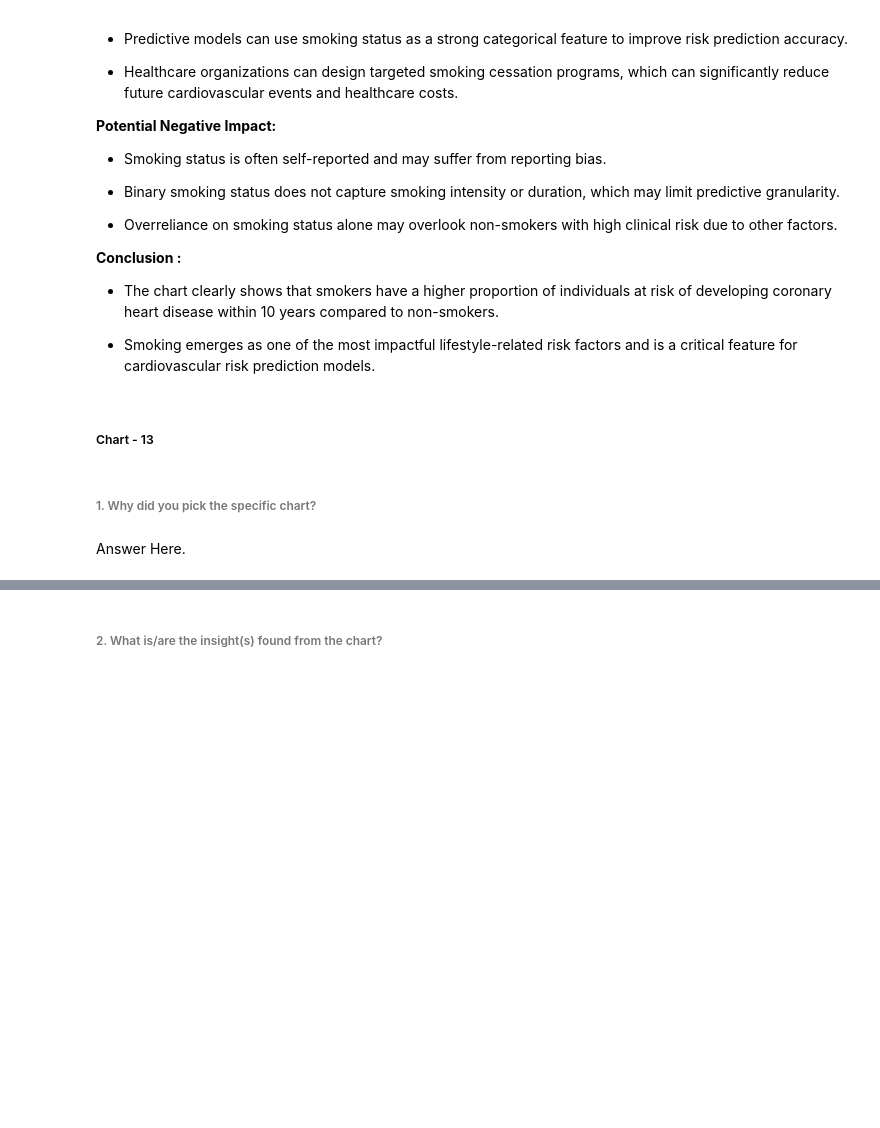
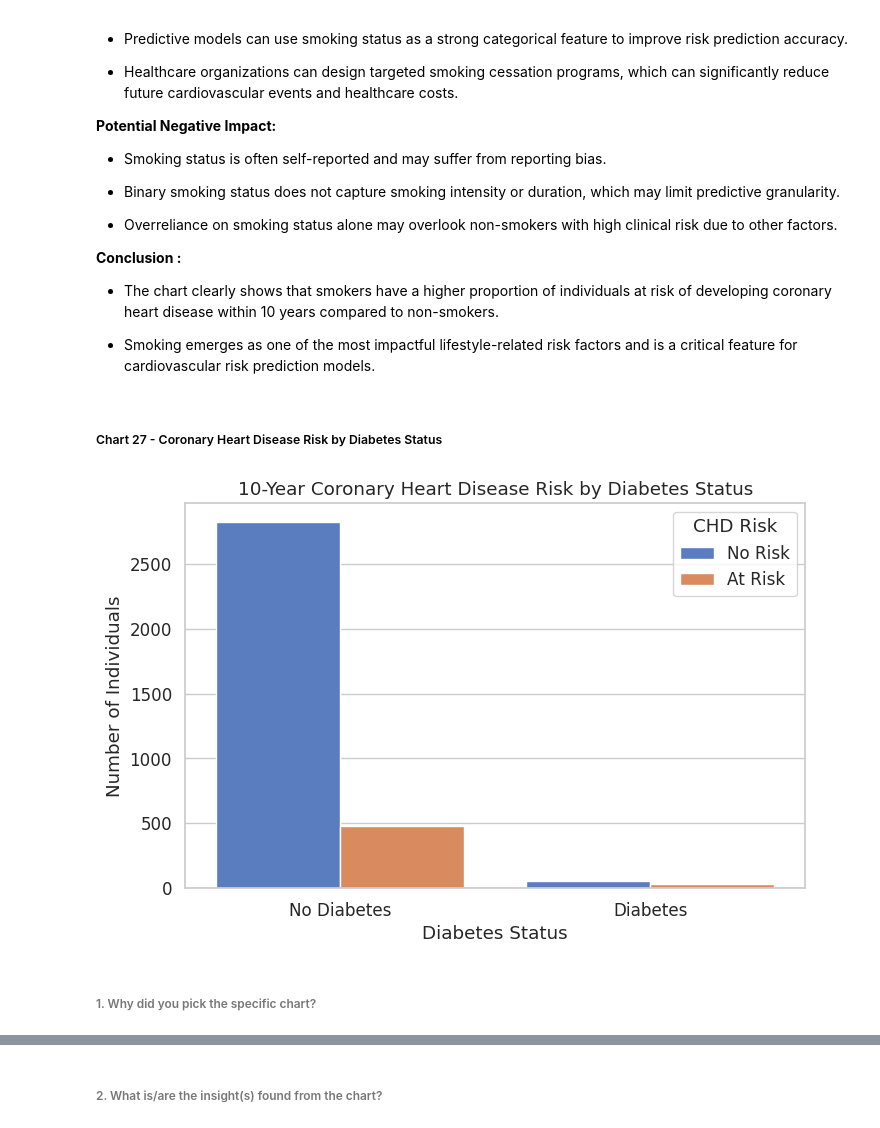
Before and after one commit to MonaliM5/cardio_risk_prediction, a Jupyter notebook: notebooks/Cardiovascular_Risk_Prediction.ipynb, the cells around one changed output, grey strips where cells are left out. Saved outputs shown, nothing was run; the diff lists cells and outputs as text; code cells hidden in the pictures; blank space fills up the shorter version.

Commit message:
viz (chart 27) : perform bivariate analysis of diabetes status vs 10-year CHD risk

```diff
--- a/notebooks/Cardiovascular_Risk_Prediction.ipynb
+++ b/notebooks/Cardiovascular_Risk_Prediction.ipynb
@@ -2622,5 +2622,3 @@ Are there any insights that lead to negative growth? Justify with specific reaso
 * The chart clearly shows that smokers have a higher proportion of individuals at risk of developing coronary heart disease within 10 years compared to non-smokers.
 
 * Smoking emerges as one of the most impactful lifestyle-related risk factors and is a critical feature for cardiovascular risk prediction models.
-# %% [markdown]
-##### Chart - 13
@@ -2629,4 +2625,34 @@ Are there any insights that lead to negative growth? Justify with specific reaso
+# %% [markdown]
+##### Chart 27 - Coronary Heart Disease Risk by Diabetes Status
+# %%
+# Chart - 27 visualization code
+
+# Setting the figure size for better readability
+plt.figure(figsize=(8, 5))
+
+# Creating a count plot to compare diabetes status with 10-year CHD risk
+# Diabetes is used as the categorical variable
+# TenYearCHD is used as the target variable
+sns.countplot(
+    data=df,
+    x='diabetes',
+    hue='TenYearCHD'
+)
+
+# Updating x-axis tick labels to make them more interpretable
+plt.xticks([0, 1], ['No Diabetes', 'Diabetes'])
+
+# Adding labels and title to clearly explain the chart
+plt.xlabel('Diabetes Status')
+plt.ylabel('Number of Individuals')
+plt.title('10-Year Coronary Heart Disease Risk by Diabetes Status')
+
+# Updating legend labels to replace 0 and 1 with meaningful categories
+plt.legend(title='CHD Risk', labels=['No Risk', 'At Risk'])
+
+# Displaying the plot
+plt.show()
+# %% [output]
+[figure, added]
 # %% [markdown]
 ###### 1. Why did you pick the specific chart?
-# %% [markdown]
-Answer Here.
```
Also changed, not shown: parts of 6 cells of this notebook.
